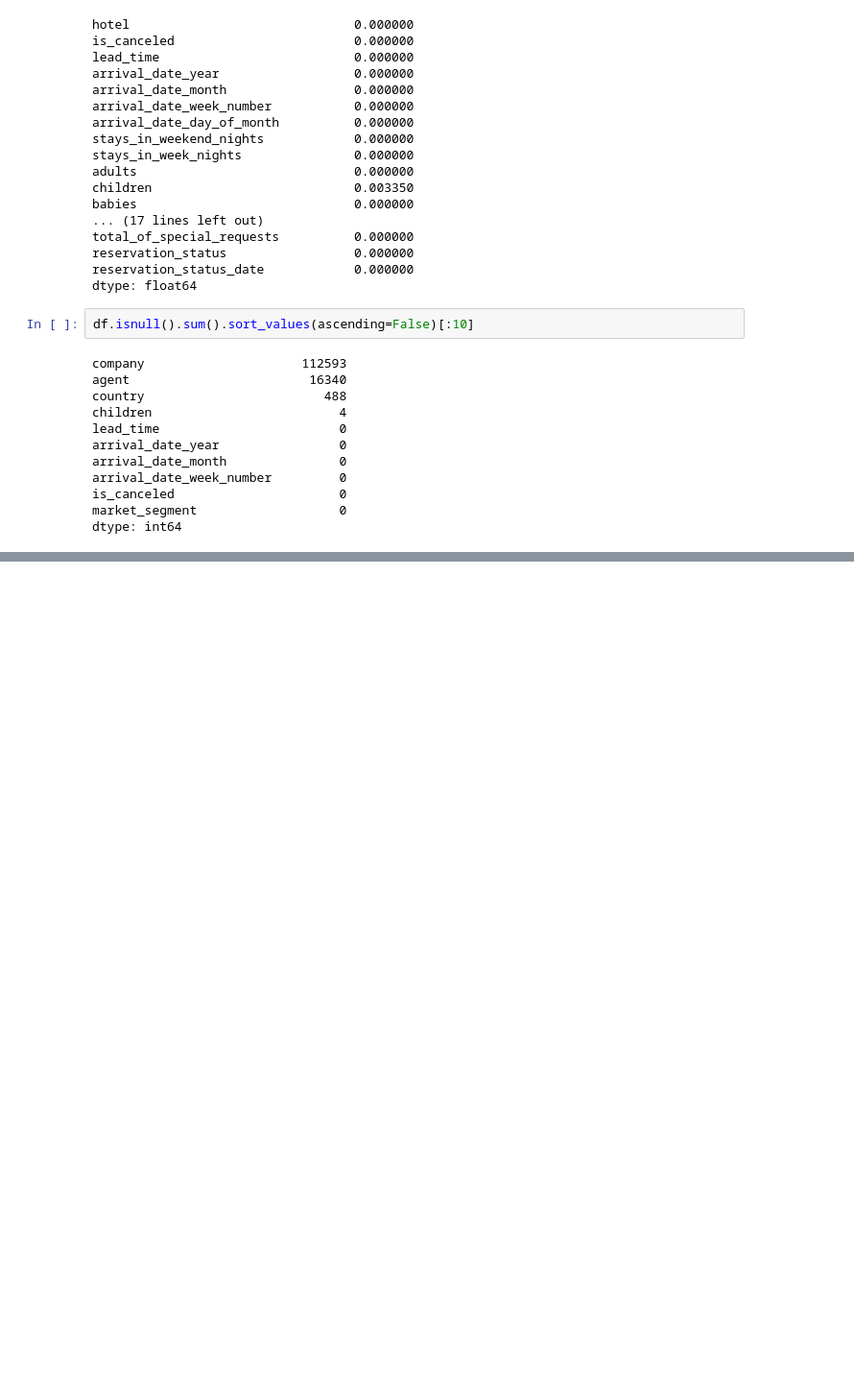
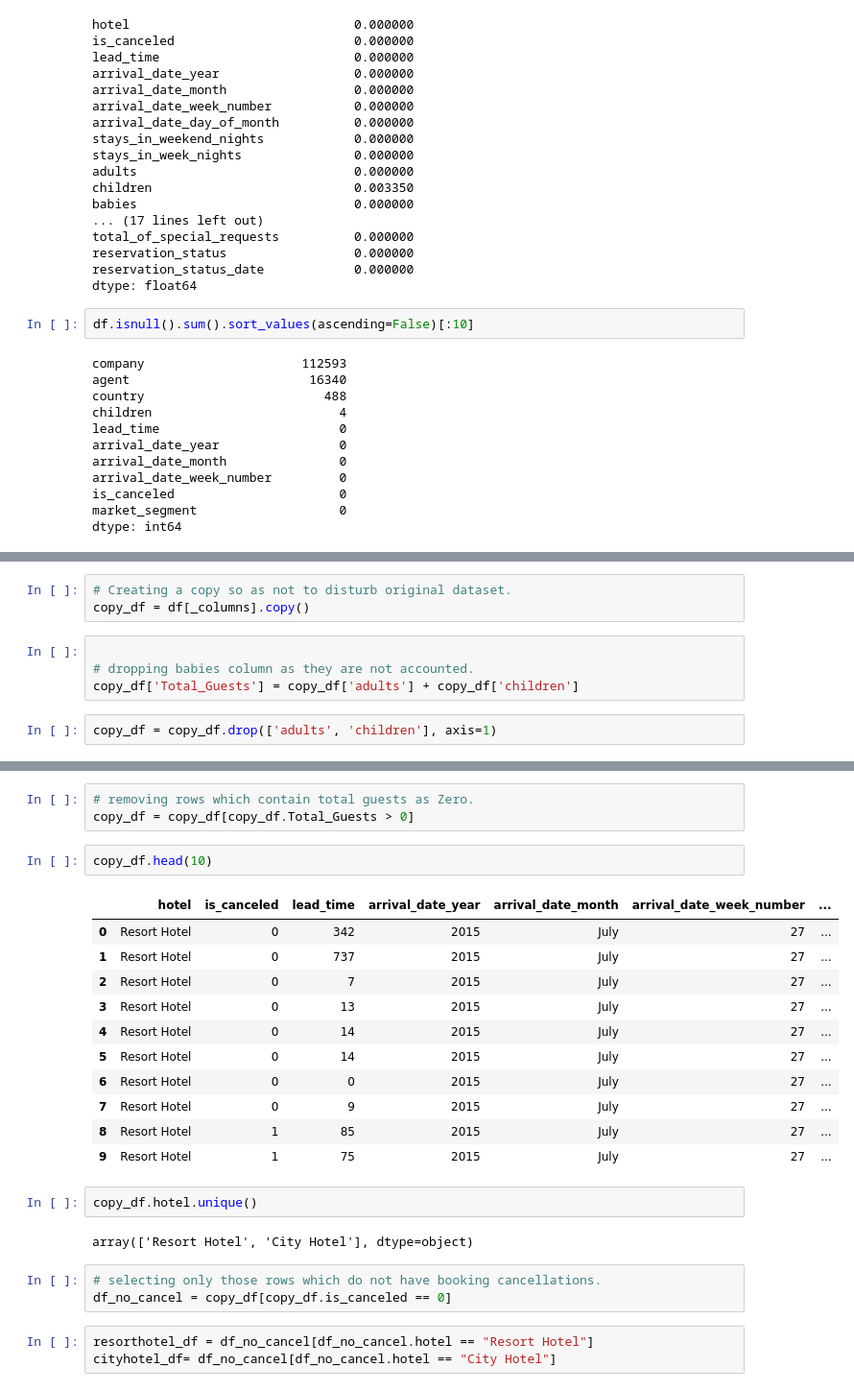
Before and after one commit to jimmymeitei/Hotel_Booking_Analysis---Capstone_Project, a Jupyter notebook: Hotel_Booking_Analysis_Capstone_Project.ipynb, the cells around one changed output, grey strips where cells are left out. Shown at 96% size. Saved outputs shown, nothing was run; the diff lists cells and outputs as text; blank space fills up the shorter version.

```diff
--- a/Hotel_Booking_Analysis_Capstone_Project.ipynb
+++ b/Hotel_Booking_Analysis_Capstone_Project.ipynb
@@ -170,0 +192,9 @@ Now we don’t have any missing value
+# %%
+# Creating a copy so as not to disturb original dataset.
+copy_df = df[_columns].copy()
+# %%
+
+# dropping babies column as they are not accounted.
+copy_df['Total_Guests'] = copy_df['adults'] + copy_df['children']
+# %%
+copy_df = copy_df.drop(['adults', 'children'], axis=1)
@@ -170,0 +229,27 @@ Now we don’t have any missing value
+# %%
+# removing rows which contain total guests as Zero.
+copy_df = copy_df[copy_df.Total_Guests > 0]
+# %%
+copy_df.head(10)
+# %% [output]
+|  | hotel | is_canceled | lead_time | arrival_date_year | arrival_date_month | arrival_date_week_number | ... |
+| 0 | Resort Hotel | 0 | 342 | 2015 | July | 27 | ... |
+| 1 | Resort Hotel | 0 | 737 | 2015 | July | 27 | ... |
+| 2 | Resort Hotel | 0 | 7 | 2015 | July | 27 | ... |
+| 3 | Resort Hotel | 0 | 13 | 2015 | July | 27 | ... |
+| 4 | Resort Hotel | 0 | 14 | 2015 | July | 27 | ... |
+| 5 | Resort Hotel | 0 | 14 | 2015 | July | 27 | ... |
+| 6 | Resort Hotel | 0 | 0 | 2015 | July | 27 | ... |
+| 7 | Resort Hotel | 0 | 9 | 2015 | July | 27 | ... |
+| 8 | Resort Hotel | 1 | 85 | 2015 | July | 27 | ... |
+| 9 | Resort Hotel | 1 | 75 | 2015 | July | 27 | ... |
+# %%
+copy_df.hotel.unique()
+# %% [output]
+array(['Resort Hotel', 'City Hotel'], dtype=object)
+# %%
+# selecting only those rows which do not have booking cancellations.
+df_no_cancel = copy_df[copy_df.is_canceled == 0]
+# %%
+resorthotel_df = df_no_cancel[df_no_cancel.hotel == "Resort Hotel"]
+cityhotel_df= df_no_cancel[df_no_cancel.hotel == "City Hotel"]
```
Also changed, not shown: parts of 11 cells of this notebook.
